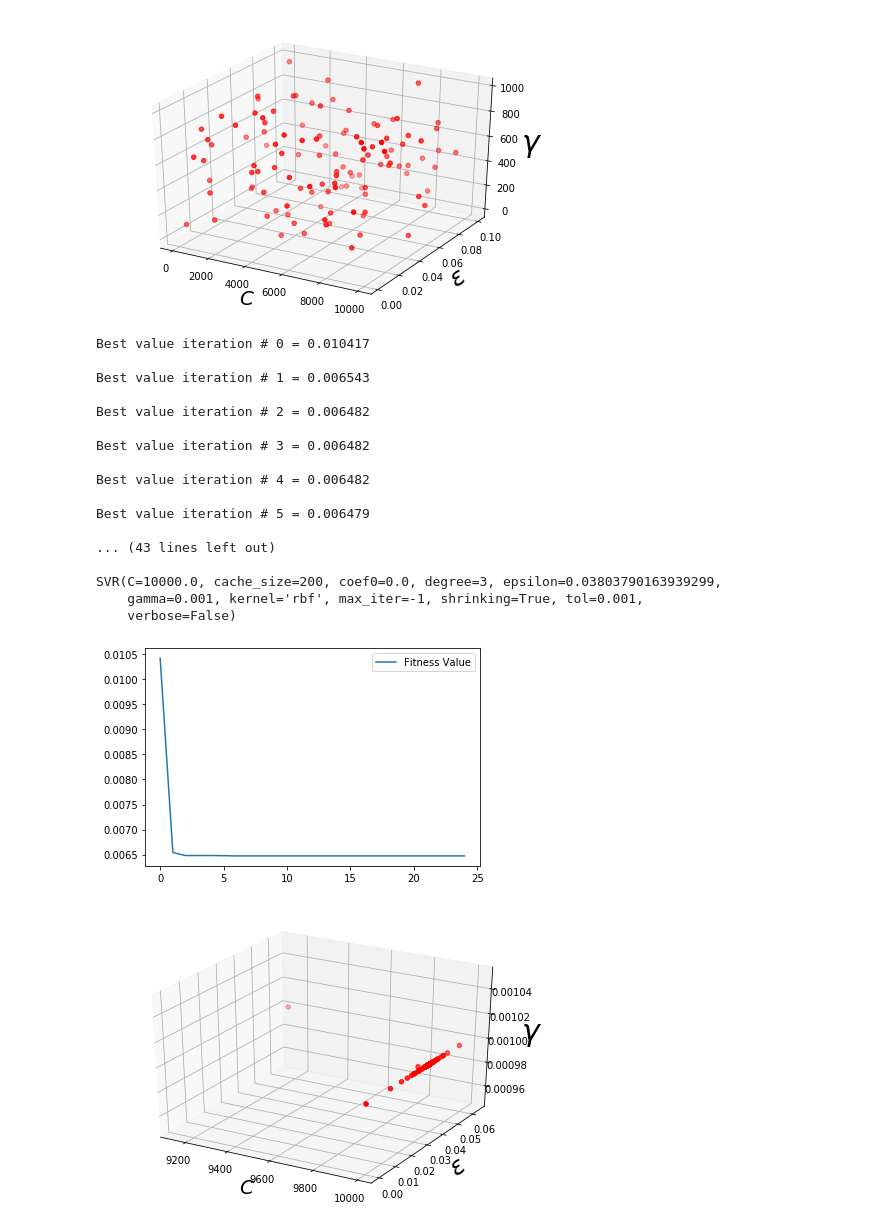
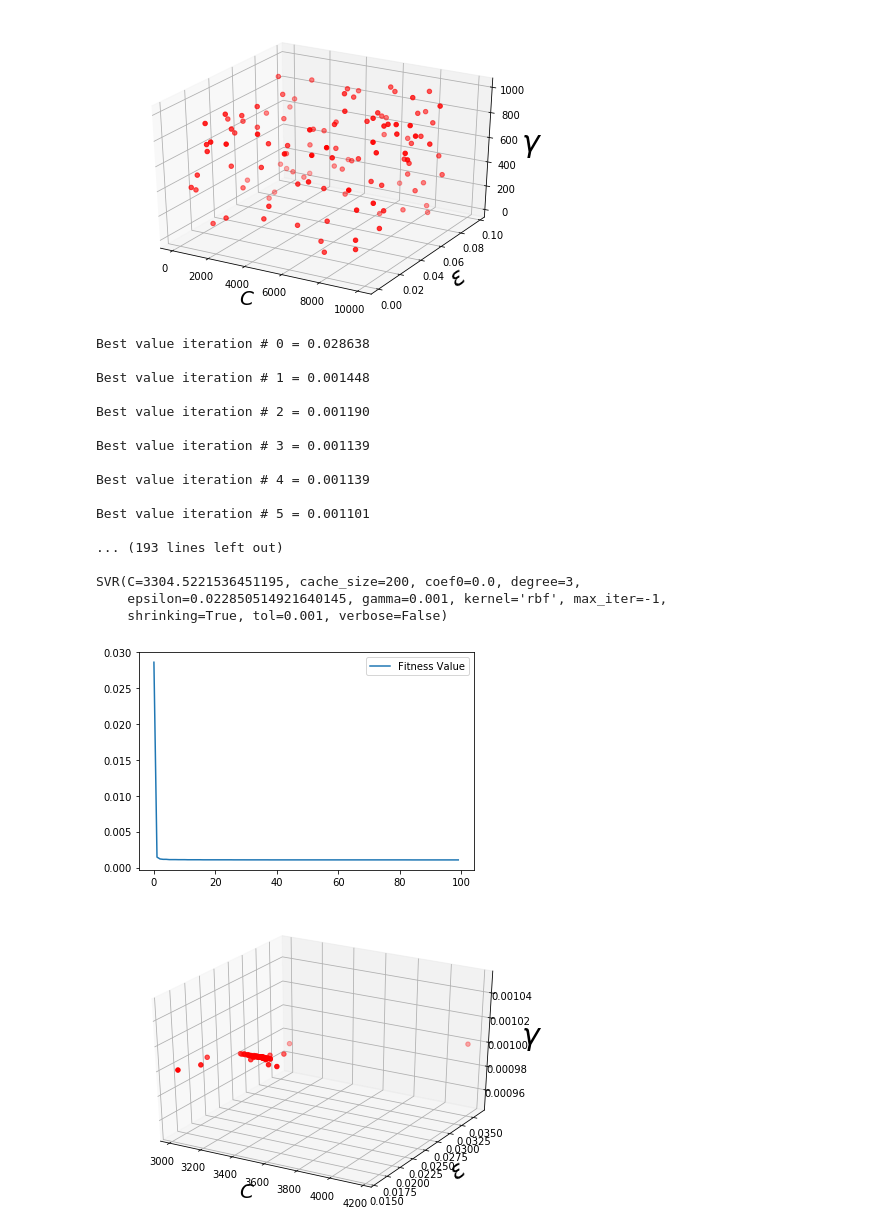
Before and after one commit to rbbh/Forecasting-Time-Series-with-Algorithm-Ensembling, a Jupyter notebook: SVR_+_PSO.ipynb, the cells around one changed output. Drawn from its saved outputs; the diff is of its cells as text; code cells hidden in the pictures.

Commit message:
Updated tests with Airlines data base.

```diff
--- a/SVR_+_PSO.ipynb
+++ b/SVR_+_PSO.ipynb
@@ -19,10 +19,10 @@ import pandas as pd
 # Un-comment the line for the data base that
 # you want to predict
 
-#data = pd.read_csv(io.BytesIO(uploaded['airlines2.txt']))
+data = pd.read_csv(io.BytesIO(uploaded['airlines2.txt']))
 #data = pd.read_csv(io.BytesIO(uploaded['DadosONS.txt']))
 #data = pd.read_csv(io.BytesIO(uploaded['carsales.txt']))
-data = pd.read_csv(io.BytesIO(uploaded['coloradoRiver.txt']))
+#data = pd.read_csv(io.BytesIO(uploaded['coloradoRiver.txt']))
 #data = pd.read_csv(io.BytesIO(uploaded['accidentalDeathUSA.txt']))
 #data = pd.read_csv(io.BytesIO(uploaded['electric.txt']))
 #data = pd.read_csv(io.BytesIO(uploaded['gas.txt']))
@@ -373,24 +373,24 @@ Predictions Median:      0.079182
 # %%
-pso(120, 25, 3, 0.6)
+pso(120, 100, 3, 0.6)
 # %% [output]
-[figure, old version]
+[figure, new version]
-Best value iteration # 0 = 0.010417
+Best value iteration # 0 = 0.028638
 
-Best value iteration # 1 = 0.006543
+Best value iteration # 1 = 0.001448
 
-Best value iteration # 2 = 0.006482
+Best value iteration # 2 = 0.001190
 
-Best value iteration # 3 = 0.006482
+Best value iteration # 3 = 0.001139
 
-Best value iteration # 4 = 0.006482
+Best value iteration # 4 = 0.001139
 
-Best value iteration # 5 = 0.006479
+Best value iteration # 5 = 0.001101
 
-... (43 lines left out)
+... (193 lines left out)
 
-SVR(C=10000.0, cache_size=200, coef0=0.0, degree=3, epsilon=0.03803790163939299,
-    gamma=0.001, kernel='rbf', max_iter=-1, shrinking=True, tol=0.001,
-    verbose=False)
+SVR(C=3304.5221536451195, cache_size=200, coef0=0.0, degree=3,
+    epsilon=0.022850514921640145, gamma=0.001, kernel='rbf', max_iter=-1,
+    shrinking=True, tol=0.001, verbose=False)
-[figure, old version]
+[figure, new version]
-[figure, old version]
+[figure, new version]
 Predictions with the Population Best Value found:
```
Also changed, not shown: parts of 9 cells of this notebook.
